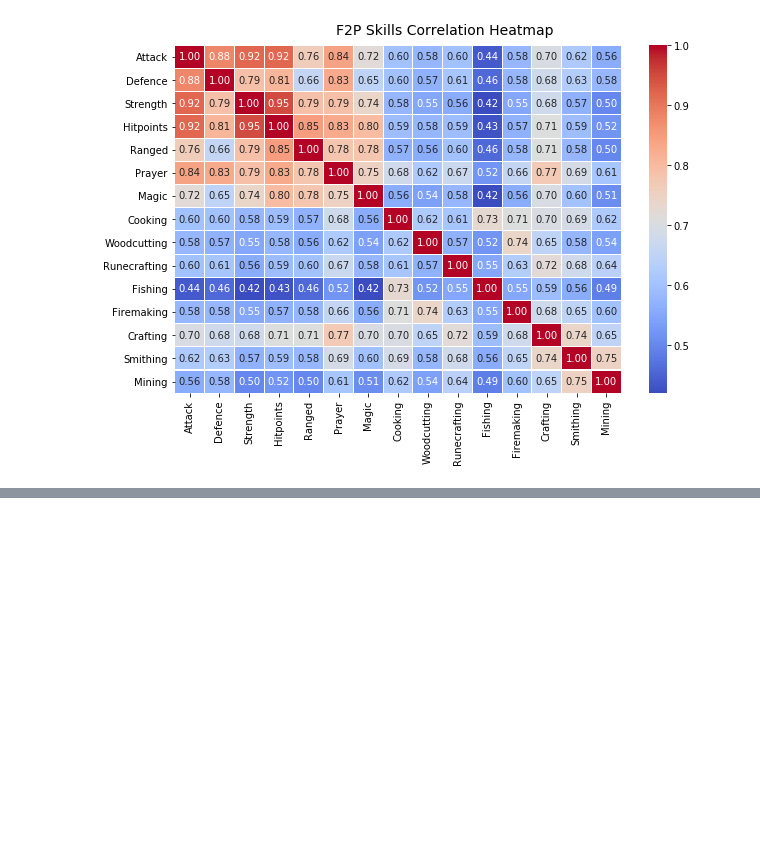
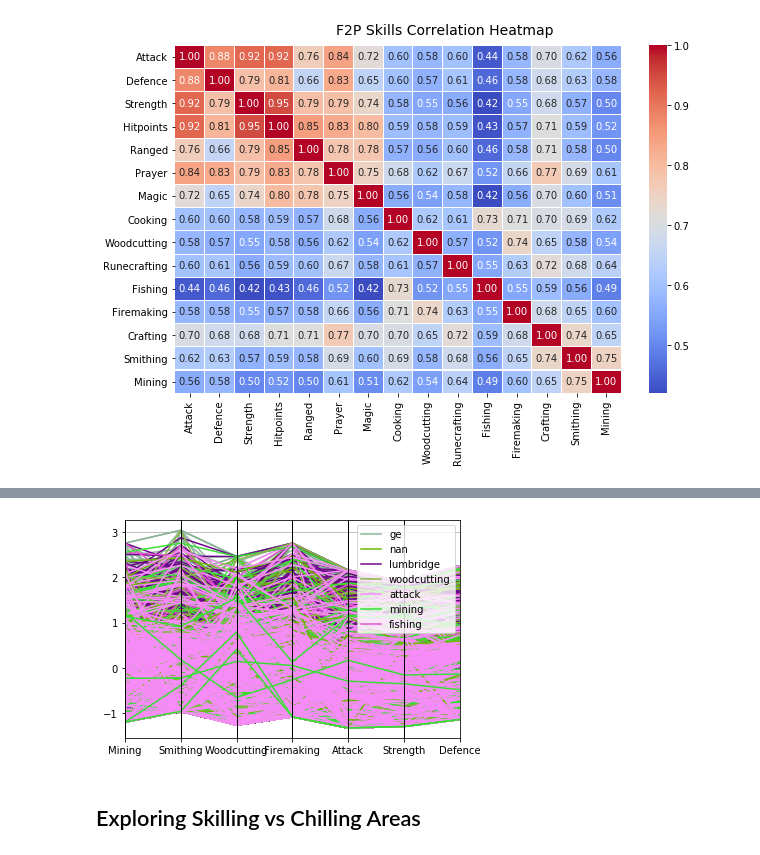
Before and after one commit to chriskok/BotClassification-OSRS, a Jupyter notebook: EDA.ipynb, the cells around one changed output, grey strips where cells are left out. Drawn from its saved outputs; the diff is of its cells as text; code cells hidden in the pictures; blank space fills up the shorter version.

Commit message:
Started exploring comparisons between locations

```diff
--- a/EDA.ipynb
+++ b/EDA.ipynb
@@ -51,0 +90,20 @@ t= f.suptitle('F2P Skills Correlation Heatmap', fontsize=14)
+# %%
+# Scaling attribute values to avoid few outliers
+cols = ['Mining', 'Smithing', 'Woodcutting', 'Firemaking', 'Attack', 'Strength', 'Defence']
+subset_df = full_df[cols]
+
+from sklearn.preprocessing import StandardScaler
+ss = StandardScaler()
+
+scaled_df = ss.fit_transform(subset_df)
+scaled_df = pd.DataFrame(scaled_df, columns=cols)
+final_df = pd.concat([scaled_df, player_df['Location']], axis=1)
+final_df.head()
+
+# plot parallel coordinates
+from pandas.plotting import parallel_coordinates
+pc = parallel_coordinates(final_df, 'Location')
+# %% [output]
+[figure, added]
+# %% [markdown]
+## Exploring Skilling vs Chilling Areas
```
Also changed, not shown: parts of 10 cells of this notebook.
